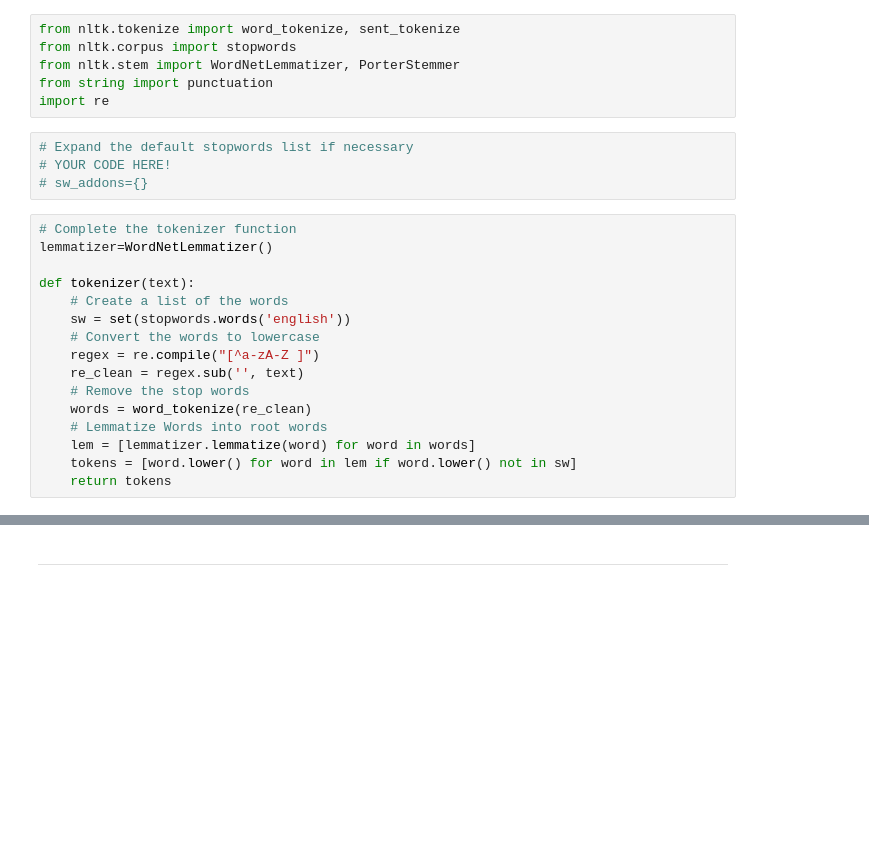
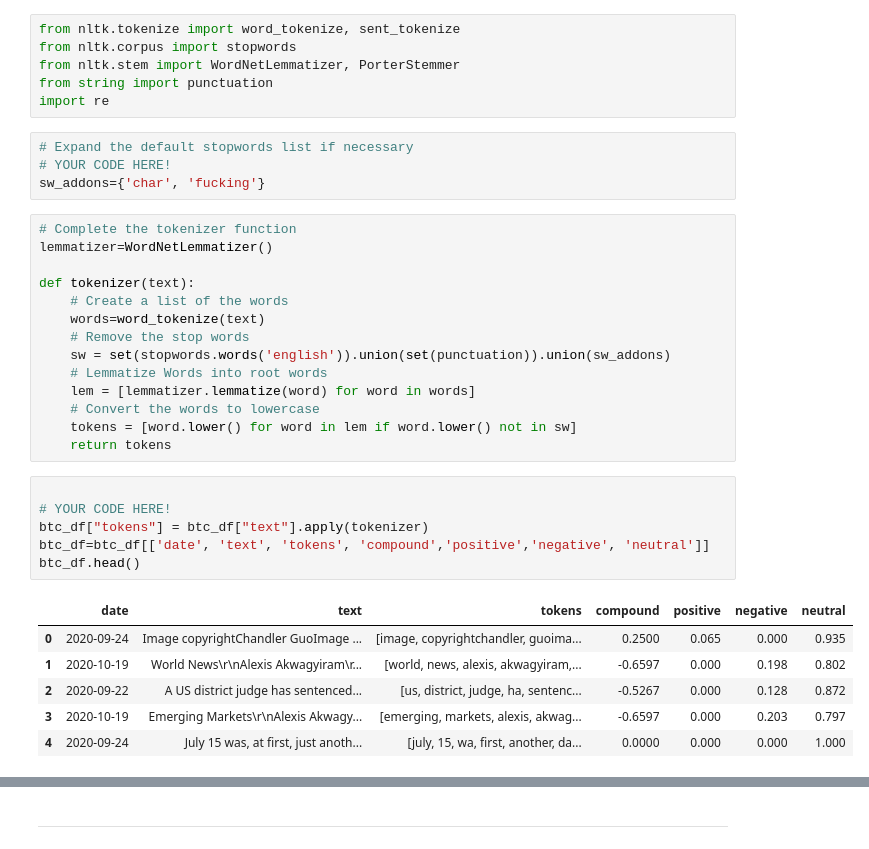
Before and after one commit to AnnSweetNanners/natural-language-processing, a Jupyter notebook: 12-NLP/Instructions/Starter_Code/crypto_sentiment.ipynb, the cells around one changed output, grey strips where cells are left out. Cells and saved outputs as stored; diff of their text form; blank space fills up the shorter version.

```diff
--- a/12-NLP/Instructions/Starter_Code/crypto_sentiment.ipynb
+++ b/12-NLP/Instructions/Starter_Code/crypto_sentiment.ipynb
@@ -181,21 +181,32 @@ import re
 # %%
 # Expand the default stopwords list if necessary
 # YOUR CODE HERE!
-# sw_addons={}
+sw_addons={'char', 'fucking'}
 # %%
 # Complete the tokenizer function
 lemmatizer=WordNetLemmatizer()
 
 def tokenizer(text):
     # Create a list of the words
-    sw = set(stopwords.words('english'))
-    # Convert the words to lowercase
-    regex = re.compile("[^a-zA-Z ]")
-    re_clean = regex.sub('', text)
+    words=word_tokenize(text)
     # Remove the stop words
-    words = word_tokenize(re_clean)
+    sw = set(stopwords.words('english')).union(set(punctuation)).union(sw_addons)
     # Lemmatize Words into root words
     lem = [lemmatizer.lemmatize(word) for word in words]
+    # Convert the words to lowercase
     tokens = [word.lower() for word in lem if word.lower() not in sw]
     return tokens
+# %%
+
+# YOUR CODE HERE!
+btc_df["tokens"] = btc_df["text"].apply(tokenizer)
+btc_df=btc_df[['date', 'text', 'tokens', 'compound','positive','negative', 'neutral']]
+btc_df.head()
+# %% [output]
+|  | date | text | tokens | compound | positive | negative | neutral |
+| 0 | 2020-09-24 | Image copyrightChandler GuoImage ... | [image, copyrightchandler, guoima... | 0.2500 | 0.065 | 0.000 | 0.935 |
+| 1 | 2020-10-19 | World News\r\nAlexis Akwagyiram\r... | [world, news, alexis, akwagyiram,... | -0.6597 | 0.000 | 0.198 | 0.802 |
+| 2 | 2020-09-22 | A US district judge has sentenced... | [us, district, judge, ha, sentenc... | -0.5267 | 0.000 | 0.128 | 0.872 |
+| 3 | 2020-10-19 | Emerging Markets\r\nAlexis Akwagy... | [emerging, markets, alexis, akwag... | -0.6597 | 0.000 | 0.203 | 0.797 |
+| 4 | 2020-09-24 | July 15 was, at first, just anoth... | [july, 15, wa, first, another, da... | 0.0000 | 0.000 | 0.000 | 1.000 |
 # %%
```
Also changed, not shown: parts of 18 cells of this notebook.
